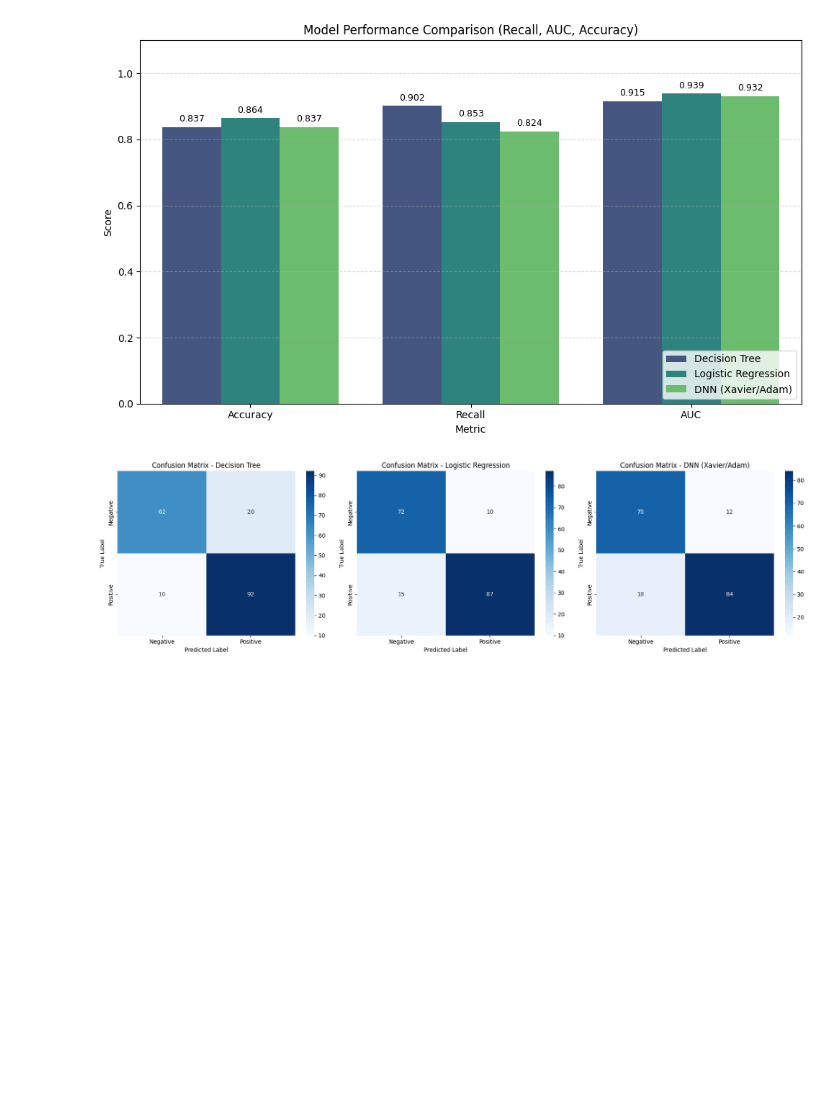
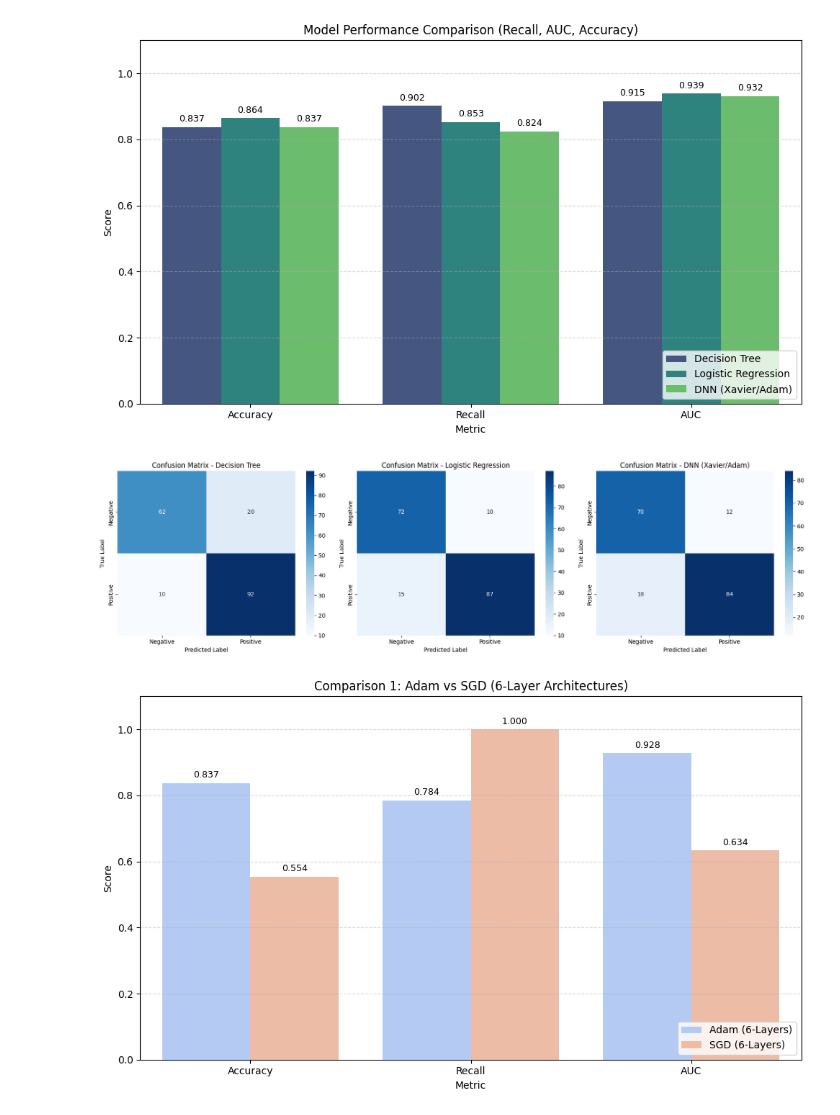
Before and after one commit to akaplin23/ECS171-Project, a Jupyter notebook: model_comparison.ipynb, the cells around one changed output. Drawn from its saved outputs; the diff is of its cells as text; code cells hidden in the pictures; blank space fills up the shorter version.

Commit message:
Added histograms of SGD vs. Adam

```diff
--- a/model_comparison.ipynb
+++ b/model_comparison.ipynb
@@ -105,3 +105,86 @@ plt.show()
 # %% [output]
 [figure]
 [figure]
+# %%
+import pandas as pd
+import numpy as np
+import matplotlib.pyplot as plt
+import seaborn as sns
+from sklearn.metrics import accuracy_score, recall_score, roc_auc_score
+
+# Define the file paths for both comparisons
+paths_group1 = {
+    'Adam (6-Layers)': 'models/adam_6l_test_predictions.csv',
+    'SGD (6-Layers)': 'models/sgd_6l_test_predictions.csv'
+}
+
+paths_group2 = {
+    'Adam': 'models/adam_test_predictions.csv',
+    'SGD': 'models/sgd_test_predictions.csv'
+}
+
+def compute_metrics(paths_dict):
+    results = {}
+    for model_name, path in paths_dict.items():
+        try:
+            df = pd.read_csv(path)
+            cols = df.columns.tolist()
+            target_col = next((c for c in cols if 'true' in c.lower() or 'target' in c.lower() or 'actual' in c.lower() or c == 'HeartDisease'), cols[0])
+            pred_col = next((c for c in cols if 'pred' in c.lower() and 'prob' not in c.lower() and c != target_col), cols[1] if len(cols) > 1 else cols[0])
+            prob_col = next((c for c in cols if 'prob' in c.lower() or 'score' in c.lower()), None)
+
+            y_true = df[target_col]
+            y_pred = df[pred_col]
+
+            acc = accuracy_score(y_true, y_pred)
+            rec = recall_score(y_true, y_pred, zero_division=0)
+            auc = roc_auc_score(y_true, df[prob_col]) if prob_col else None
+
+            results[model_name] = {
+                'Accuracy': acc,
+                'Recall': rec,
+                'AUC': auc
+            }
+        except Exception as e:
+            print(f"Error processing {model_name} from {path}: {e}")
+    return pd.DataFrame(results).T
+
+# Compute metrics for both groups
+metrics_g1 = compute_metrics(paths_group1)
+metrics_g2 = compute_metrics(paths_group2)
+
+# Plot Histogram 1: 6-Layers (Adam vs SGD)
+if not metrics_g1.empty:
+    g1_melted = metrics_g1.reset_index().rename(columns={'index': 'Model'}).melt(id_vars='Model', var_name='Metric', value_name='Value')
+    plt.figure(figsize=(10, 6))
+    sns.barplot(data=g1_melted, x='Metric', y='Value', hue='Model', palette='coolwarm')
+    plt.ylim(0, 1.1)
+    plt.title('Comparison 1: Adam vs SGD (6-Layer Architectures)')
+    plt.ylabel('Score')
+    plt.grid(axis='y', linestyle='--', alpha=0.5)
+    plt.legend(loc='lower right')
+    for p in plt.gca().patches:
+        height = p.get_height()
+        if height > 0:
+            plt.gca().annotate(f'{height:.3f}', (p.get_x() + p.get_width() / 2., height), ha='center', va='center', xytext=(0, 8), textcoords='offset points', fontsize=9)
+    plt.tight_layout()
+    plt.show()
+
+# Plot Histogram 2: Random Initialization (Adam vs SGD)
+if not metrics_g2.empty:
+    g2_melted = metrics_g2.reset_index().rename(columns={'index': 'Model'}).melt(id_vars='Model', var_name='Metric', value_name='Value')
+    plt.figure(figsize=(10, 6))
+    sns.barplot(data=g2_melted, x='Metric', y='Value', hue='Model', palette='Set2')
+    plt.ylim(0, 1.1)
+    plt.title('Comparison 2: Adam vs SGD (Random Initialization)')
+    plt.ylabel('Score')
+    plt.grid(axis='y', linestyle='--', alpha=0.5)
+    plt.legend(loc='lower right')
+    for p in plt.gca().patches:
+        height = p.get_height()
+        if height > 0:
+            plt.gca().annotate(f'{height:.3f}', (p.get_x() + p.get_width() / 2., height), ha='center', va='center', xytext=(0, 8), textcoords='offset points', fontsize=9)
+    plt.tight_layout()
+    plt.show()
+# %% [output]
+[figure, added]
```
Also changed, not shown: parts of 1 cell of this notebook.
